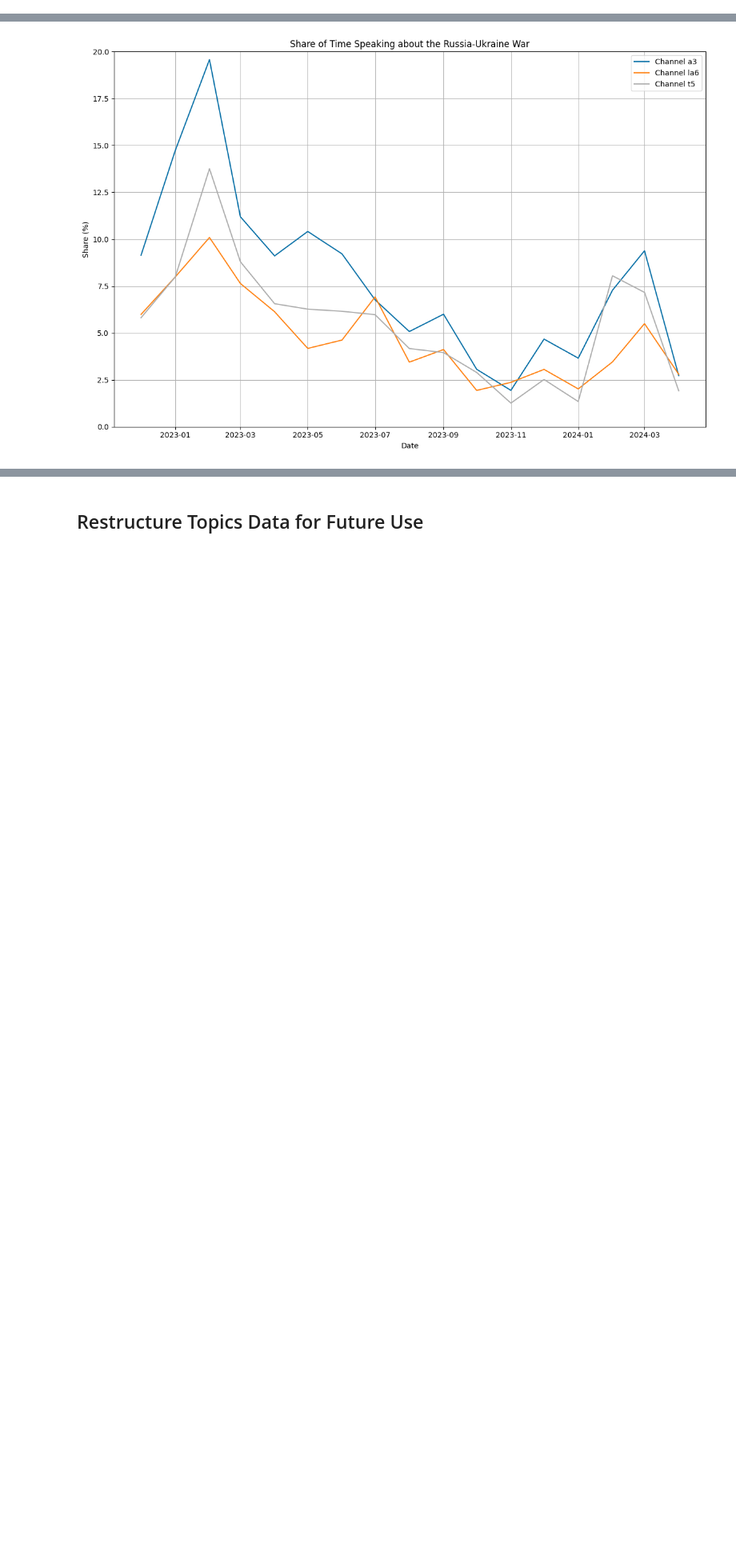
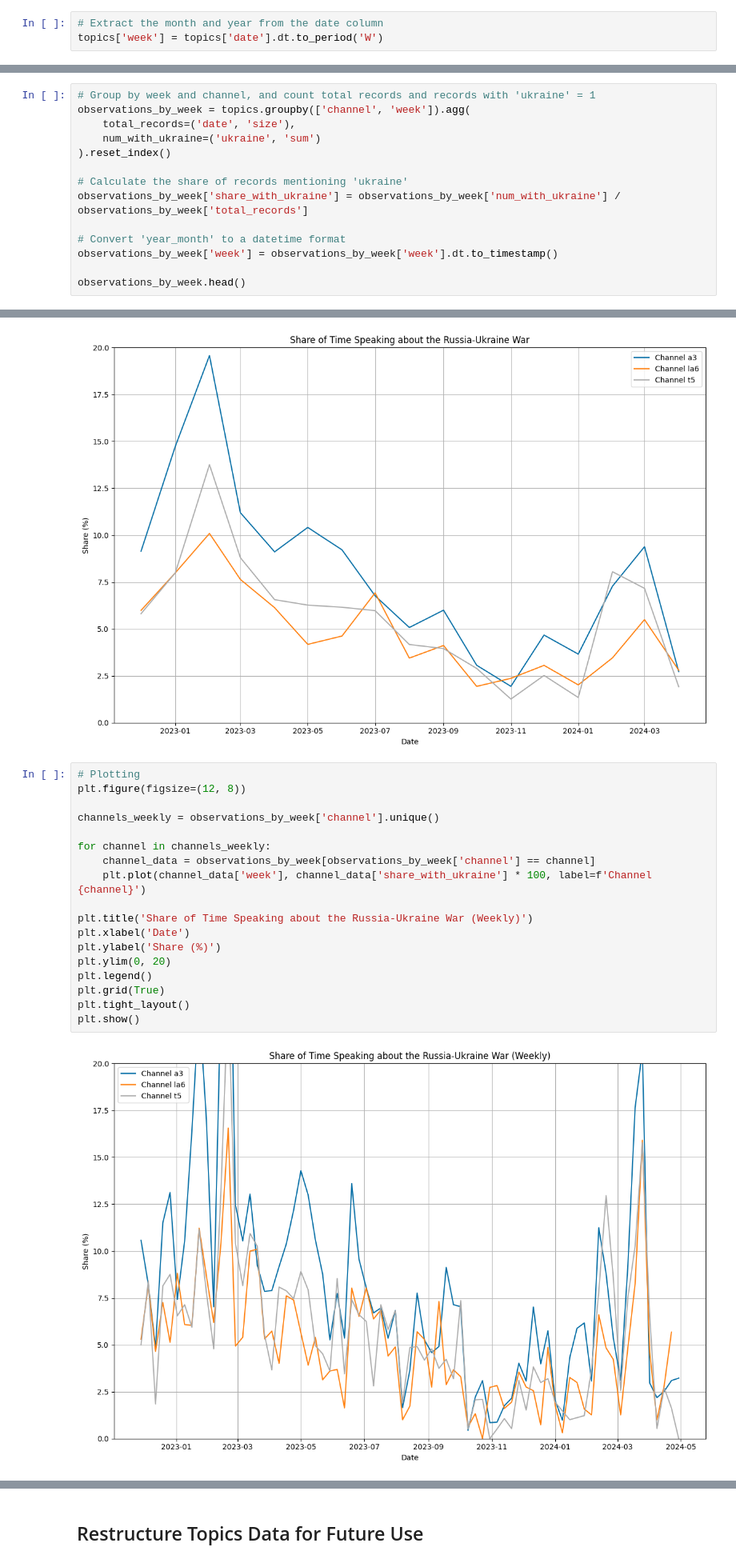
Before and after one commit to adgianv/Thesis---War-Image-Classification, a Jupyter notebook: Inference.ipynb, the cells around one changed output, grey strips where cells are left out. Shown at 80% size. Cells and saved outputs as stored; diff of their text form; blank space fills up the shorter version.

Commit message:
Add weekly data

```diff
--- a/Inference.ipynb
+++ b/Inference.ipynb
@@ -35,6 +35,9 @@ topics['ukraine'] = topics['words_topic'].apply(lambda x: 1 if 'ucrania' in x el
 
 # Extract the month and year from the date column
 topics['year_month'] = topics['date'].dt.to_period('M')
+# %%
+# Extract the month and year from the date column
+topics['week'] = topics['date'].dt.to_period('W')
 # %%
 topics.date.min(), topics.date.max()
 # %% [output]
@@ -62,3 +65,17 @@ observations_by_month.head()
 | 2 | a3 | 2023-02-01 | 935 | 183 | 0.195722 |
 | 3 | a3 | 2023-03-01 | 1027 | 115 | 0.111977 |
 | 4 | a3 | 2023-04-01 | 966 | 88 | 0.091097 |
+# %%
+# Group by week and channel, and count total records and records with 'ukraine' = 1
+observations_by_week = topics.groupby(['channel', 'week']).agg(
+    total_records=('date', 'size'),
+    num_with_ukraine=('ukraine', 'sum')
+).reset_index()
+
+# Calculate the share of records mentioning 'ukraine'
+observations_by_week['share_with_ukraine'] = observations_by_week['num_with_ukraine'] / observations_by_week['total_records']
+
+# Convert 'year_month' to a datetime format
+observations_by_week['week'] = observations_by_week['week'].dt.to_timestamp()
+
+observations_by_week.head()
@@ -82,6 +106,26 @@ plt.tight_layout()
 plt.show()
 # %% [output]
 [figure]
+# %%
+# Plotting
+plt.figure(figsize=(12, 8))
+
+channels_weekly = observations_by_week['channel'].unique()
+
+for channel in channels_weekly:
+    channel_data = observations_by_week[observations_by_week['channel'] == channel]
+    plt.plot(channel_data['week'], channel_data['share_with_ukraine'] * 100, label=f'Channel {channel}')
+
+plt.title('Share of Time Speaking about the Russia-Ukraine War (Weekly)')
+plt.xlabel('Date')
+plt.ylabel('Share (%)')
+plt.ylim(0, 20)
+plt.legend()
+plt.grid(True)
+plt.tight_layout()
+plt.show()
+# %% [output]
+[figure, added]
 # %%
 # Group by 'channel' and calculate the total 'total_records' and 'num_with_ukraine'
 channel_summary = observations_by_month.groupby('channel').agg({
```
Also changed, not shown: parts of 14 cells of this notebook, 1 other file.
